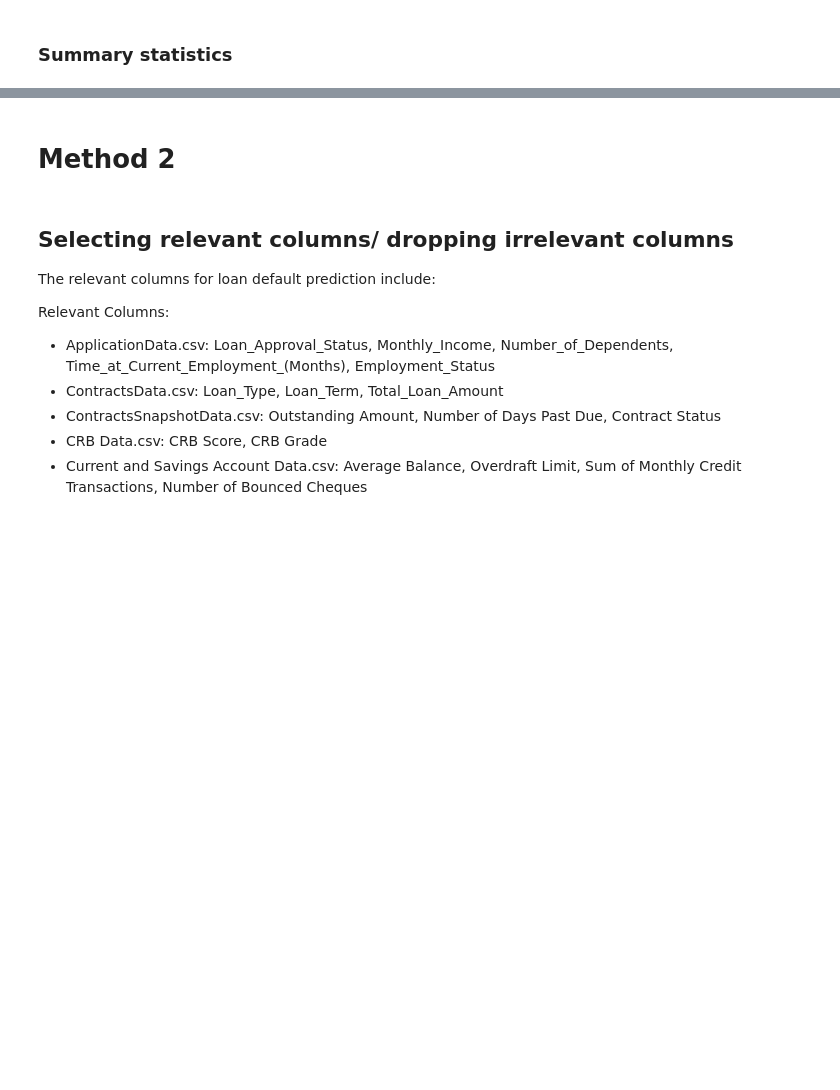
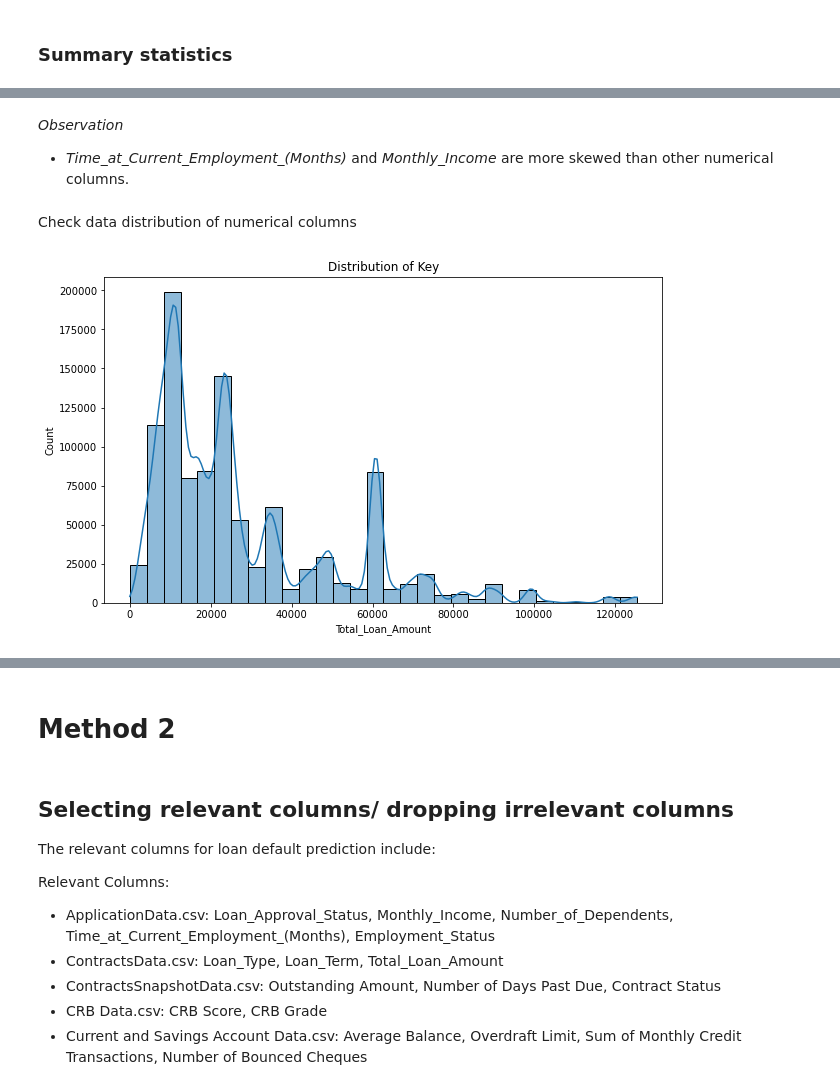
Before and after one commit to Cheptoi-Millicent/DSF-PT08P5-GROUP6-CAPSTONE-PROJECT, a Jupyter notebook: index.ipynb, the cells around one changed output, grey strips where cells are left out. Saved outputs shown, nothing was run; the diff lists cells and outputs as text; code cells hidden in the pictures; blank space fills up the shorter version.

Commit message:
additions to index file

```diff
--- a/index.ipynb
+++ b/index.ipynb
@@ -985,0 +1145,16 @@ memory usage: 21.7+ MB
+# %%
+# Get unique application ID from current$savings data
+unique_app_ids = curr_savings_data["Application ID"].unique()
+
+# Sample 10% of unique Application IDs
+sampled_app_ids = pd.Series(unique_app_ids).sample(frac=0.1, random_state=42)
+
+# Filter the dataset to keep only sampled Application IDs
+sampled_df2 = curr_savings_data[curr_savings_data["Application ID"].isin(sampled_app_ids)]
+
+# Save the sampled data
+sampled_df2.to_csv("sampled_dataset.csv", index=False)
+
+# Compare the sizes
+print(f"Original dataset size: {curr_savings_data.shape[0]}")
+print(f"Sampled dataset size: {sampled_df2.shape[0]}")
@@ -985,0 +1164,9 @@ memory usage: 21.7+ MB
+# %%
+# Merge on Application_ID (crb merged df) and curr savings Application_ID (Application Data)
+final_merged_df = crb_merged_df.merge(sampled_df2, left_on="Application_ID", right_on="Application ID", how="inner")
+
+# # Drop duplicate column after merging
+final_merged_df.drop(columns=["Application ID"], inplace=True)
+
+# Display the merged DataFrame summary
+final_merged_df.info()
@@ -997,0 +1330,10 @@ memory usage: 21.7+ MB
+# %%
+# Identify numerical and categorical columns
+num_cols = final_merged_df.select_dtypes(include=['int64', 'float64']).columns.tolist()
+cat_cols = final_merged_df.select_dtypes(include=['object']).columns.tolist()
+
+# Remove Application ID
+cat_cols.remove("Application_ID")
+
+print("\nNumerical Columns:", num_cols)
+print("\nCategorical Columns:", cat_cols)
@@ -1001,0 +1358,13 @@ memory usage: 21.7+ MB
+# %% [markdown]
+*Observation*
+* *Time_at_Current_Employment_(Months)* and *Monthly_Income* are more skewed than other numerical columns.
+# %% [markdown]
+Check data distribution of numerical columns
+# %%
+# Data distribution
+plt.figure(figsize=(10, 6))
+sns.histplot(final_merged_df[num_cols[1]], bins=30, kde=True)
+plt.title("Distribution of " + num_cols[0])
+plt.show()
+# %% [output]
+[figure, added]
```
Also changed, not shown: parts of 75 cells of this notebook.
